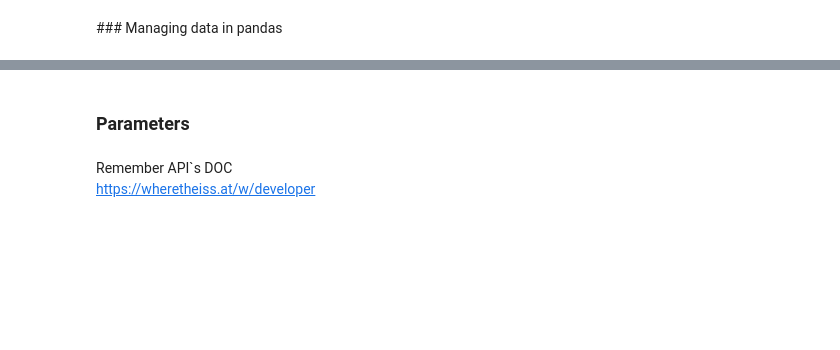
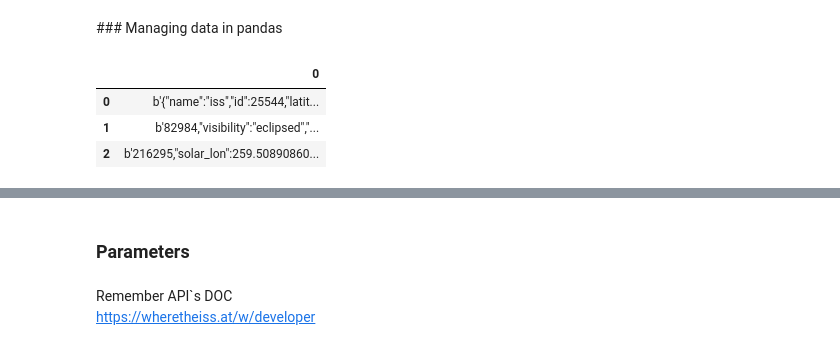
Before and after one commit to Ironhack-Data-Madrid-Febrero-2021/Classroom-Materials, a Jupyter notebook: module-2/1-apis.ipynb, the cells around one changed output, grey strips where cells are left out. Cells and saved outputs as stored; diff of their text form; code cells hidden in the pictures; blank space fills up the shorter version.

```diff
--- a/module-2/1-apis.ipynb
+++ b/module-2/1-apis.ipynb
@@ -139,2 +231,4 @@ import json
 # %%
 import pandas as pd
+# %%
+data = pd.DataFrame(response)
@@ -140,0 +239,7 @@ import pandas as pd
+# %%
+data.head()
+# %% [output]
+|  | 0 |
+| 0 | b'{"name":"iss","id":25544,"latit... |
+| 1 | b'82984,"visibility":"eclipsed","... |
+| 2 | b'216295,"solar_lon":259.50890860... |
```
Also changed, not shown: parts of 51 cells of this notebook.
